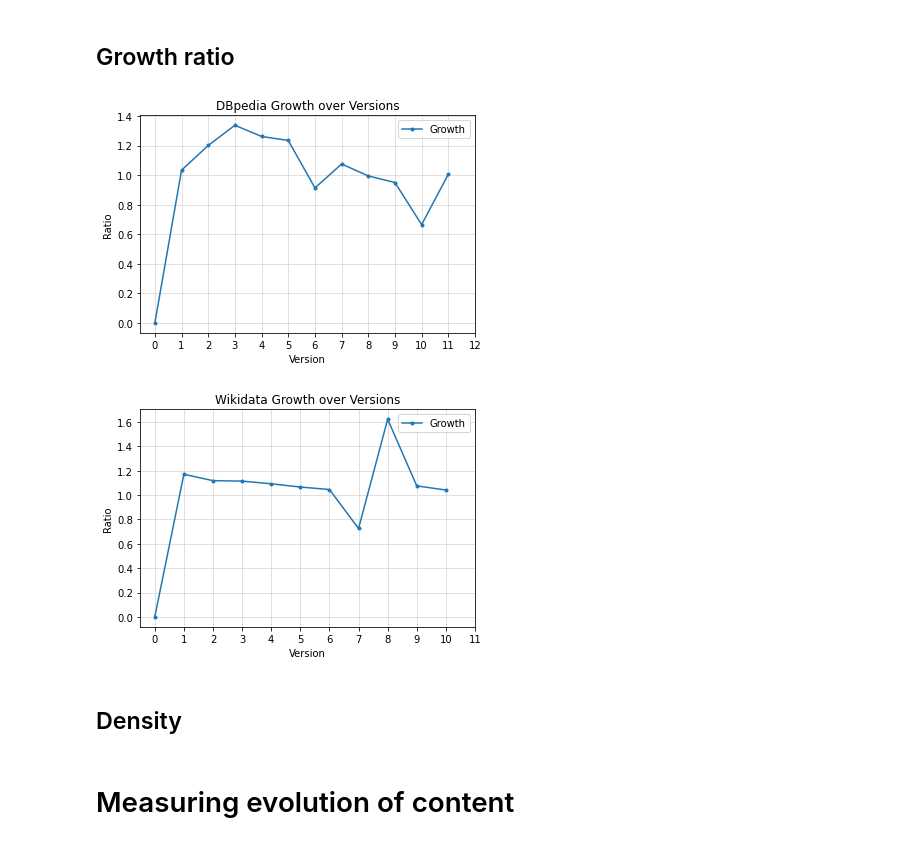
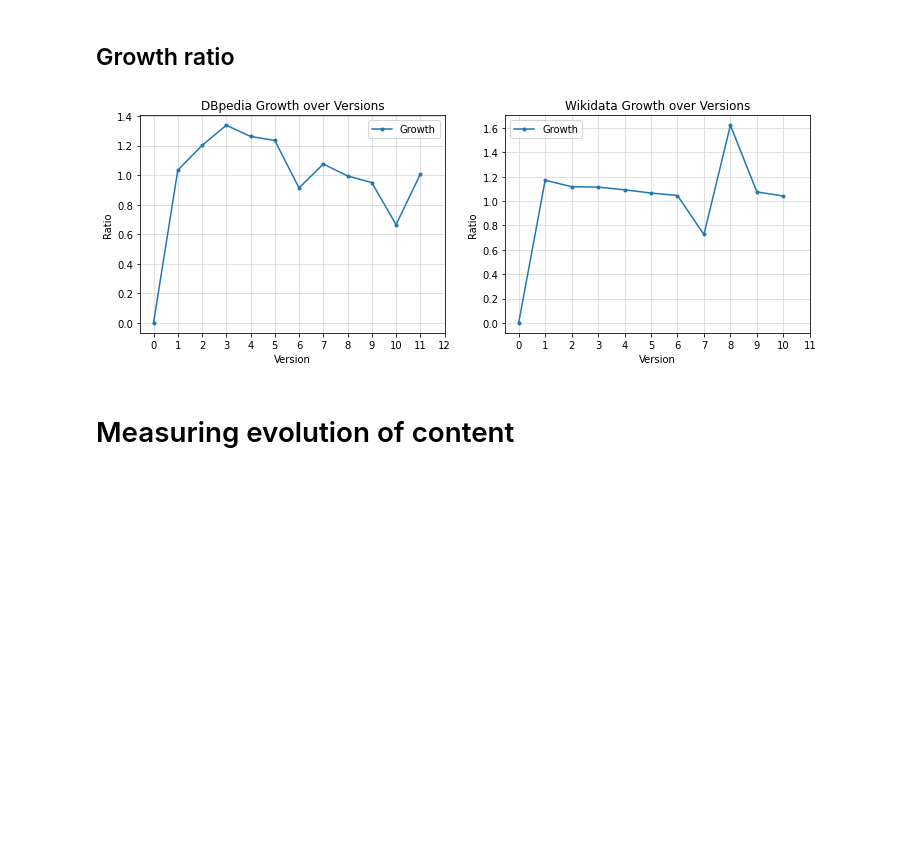
Before and after one commit to EBrandDV/P4, a Jupyter notebook: notebook.ipynb, the cells around one changed output. Cells and saved outputs as stored; diff of their text form; code cells hidden in the pictures; blank space fills up the shorter version.

```diff
--- a/notebook.ipynb
+++ b/notebook.ipynb
@@ -68,13 +71,14 @@ df
 # %% [markdown]
 ## Growth ratio
 # %%
+plt.rcParams["figure.figsize"] = [12, 4]
+plt.subplot(1,2,1)
 plot_parameters_over_versions(dbpedia_data, ['Growth'], ['.'],"DBpedia Growth over Versions", 'dbpedia_Growth.png', legend_mapping=legend_mapping)
+plt.subplot(1,2,2)
 plot_parameters_over_versions(wiki_data, ['Growth'], ['.'],"Wikidata Growth over Versions", 'wiki_Growth.png', legend_mapping=legend_mapping)
+plt.show()
 # %% [output]
-[figure, old version]
+[figure, new version]
-[figure, removed]
-# %% [markdown]
-## Density
 # %% [markdown]
 # Measuring evolution of content
 # %% [markdown]
```
Also changed, not shown: parts of 6 cells of this notebook.
